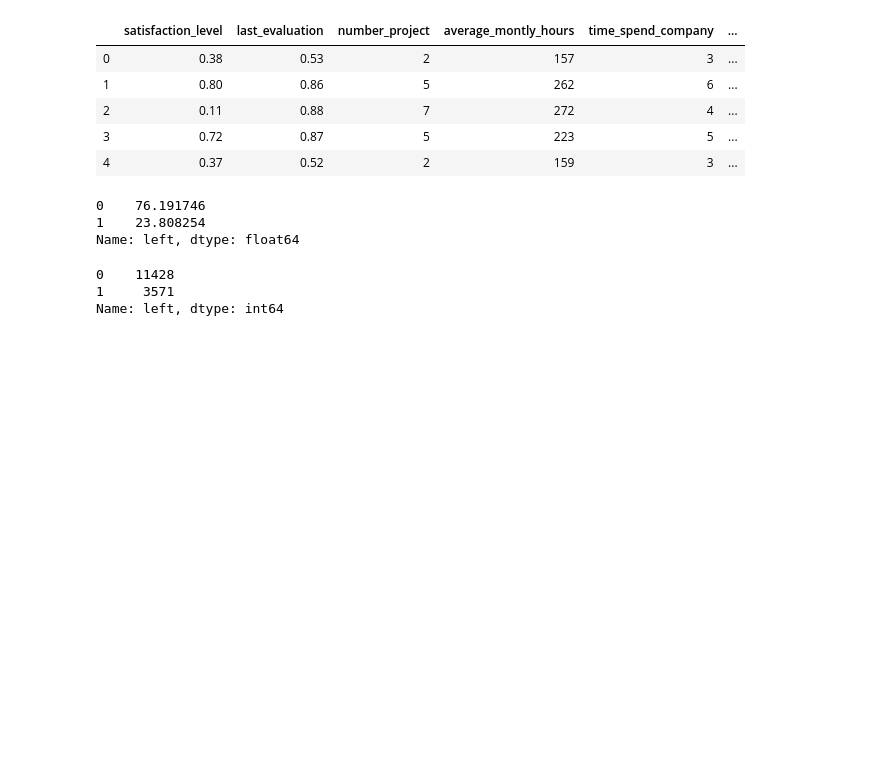
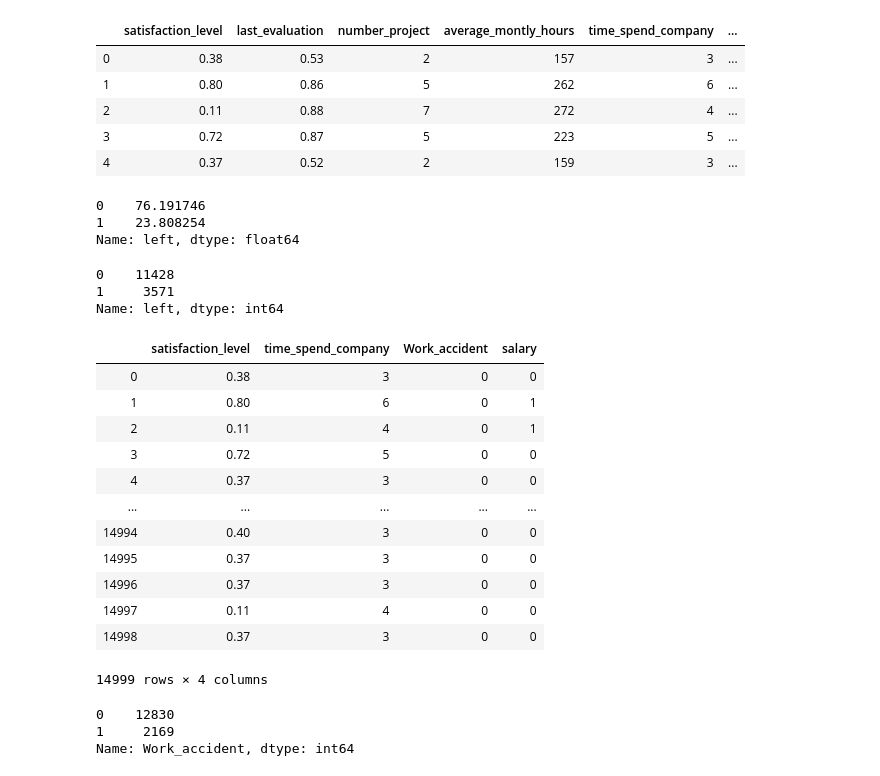
Before and after one commit to isaacramiez00/predicting_turnover, a Jupyter notebook: jupyter_notebook/turnover-eda.ipynb, the cells around one changed output. Drawn from its saved outputs; the diff is of its cells as text; code cells hidden in the pictures; blank space fills up the shorter version.

```diff
--- a/jupyter_notebook/turnover-eda.ipynb
+++ b/jupyter_notebook/turnover-eda.ipynb
@@ -134,3 +134,26 @@ turnover['left'].value_counts()
 0    11428
 1     3571
 Name: left, dtype: int64
+# %%
+columns = ['satisfaction_level', 'time_spend_company', 'Work_accident', 'salary']
+turnover[columns]
+# %% [output]
+|  | satisfaction_level | time_spend_company | Work_accident | salary |
+| 0 | 0.38 | 3 | 0 | 0 |
+| 1 | 0.80 | 6 | 0 | 1 |
+| 2 | 0.11 | 4 | 0 | 1 |
+| 3 | 0.72 | 5 | 0 | 0 |
+| 4 | 0.37 | 3 | 0 | 0 |
+| ... | ... | ... | ... | ... |
+| 14994 | 0.40 | 3 | 0 | 0 |
+| 14995 | 0.37 | 3 | 0 | 0 |
+| 14996 | 0.37 | 3 | 0 | 0 |
+| 14997 | 0.11 | 4 | 0 | 0 |
+| 14998 | 0.37 | 3 | 0 | 0 |
+14999 rows × 4 columns
+# %%
+turnover.Work_accident.value_counts()
+# %% [output]
+0    12830
+1     2169
+Name: Work_accident, dtype: int64
```
Also changed, not shown: 4 other files.
